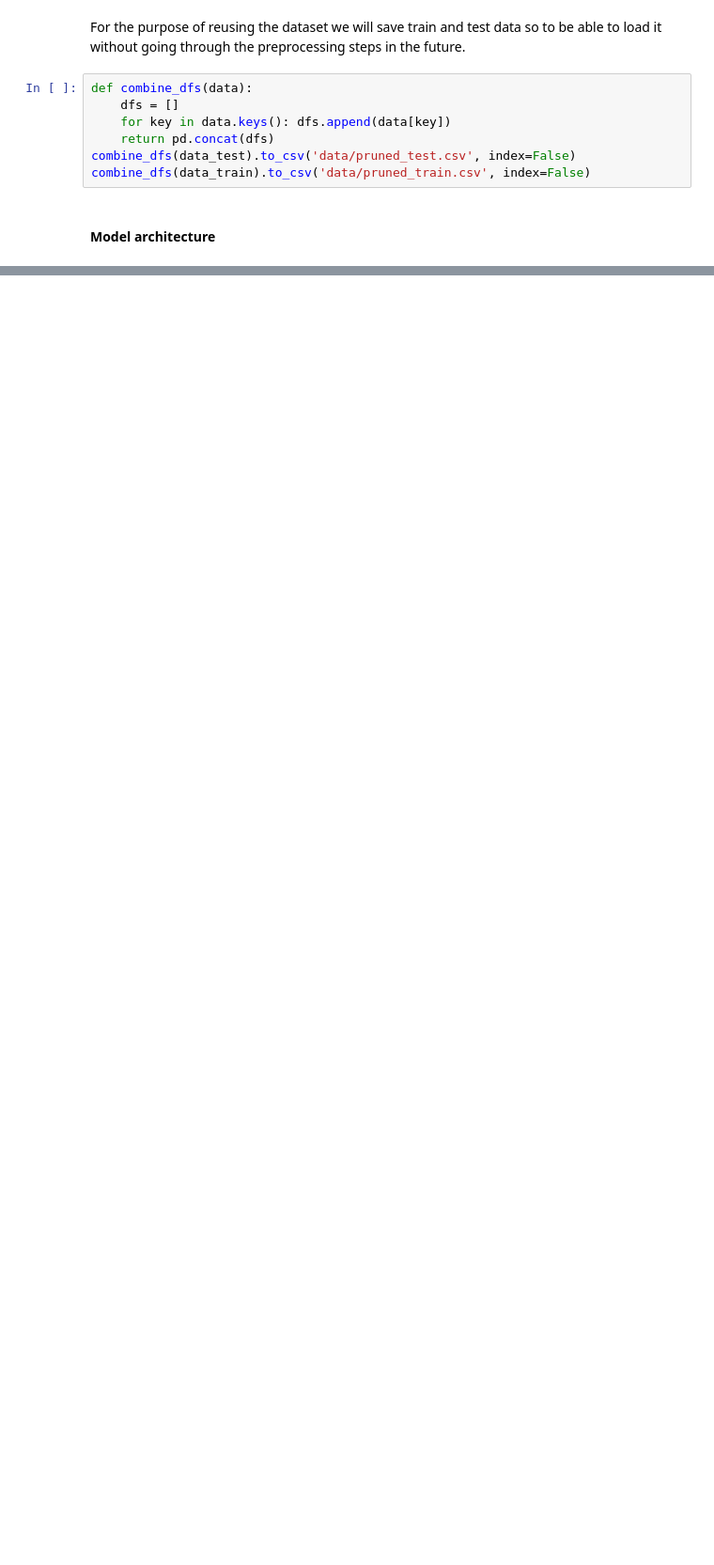
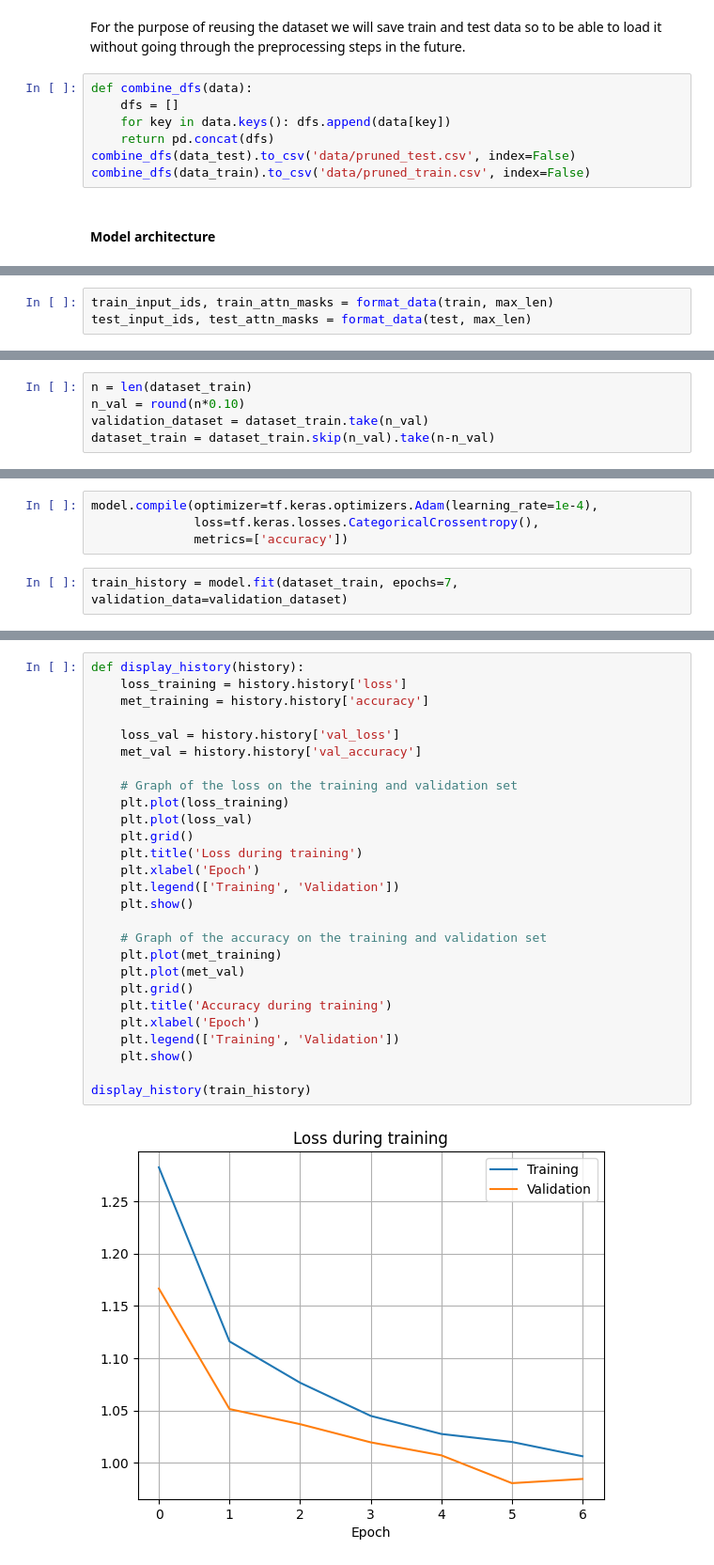
Before and after one commit to DinnoKoluh/song_classifier, a Jupyter notebook: project.ipynb, the cells around one changed output, grey strips where cells are left out. Shown at 94% size. Cells and saved outputs as stored; diff of their text form; blank space fills up the shorter version.

```diff
--- a/project.ipynb
+++ b/project.ipynb
@@ -385,0 +402,3 @@ Epoch 1/5
+# %%
+train_input_ids, train_attn_masks = format_data(train, max_len)
+test_input_ids, test_attn_masks = format_data(test, max_len)
@@ -385,0 +419,5 @@ Epoch 1/5
+# %%
+n = len(dataset_train)
+n_val = round(n*0.10)
+validation_dataset = dataset_train.take(n_val)
+dataset_train = dataset_train.skip(n_val).take(n-n_val)
@@ -385,0 +476,6 @@ Epoch 1/5
+# %%
+model.compile(optimizer=tf.keras.optimizers.Adam(learning_rate=1e-4),
+              loss=tf.keras.losses.CategoricalCrossentropy(),
+              metrics=['accuracy'])
+# %%
+train_history = model.fit(dataset_train, epochs=7, validation_data=validation_dataset)
@@ -385,0 +499,29 @@ Epoch 1/5
+# %%
+def display_history(history):
+    loss_training = history.history['loss']
+    met_training = history.history['accuracy']
+
+    loss_val = history.history['val_loss']
+    met_val = history.history['val_accuracy']
+
+    # Graph of the loss on the training and validation set
+    plt.plot(loss_training)
+    plt.plot(loss_val)
+    plt.grid()
+    plt.title('Loss during training')
+    plt.xlabel('Epoch')
+    plt.legend(['Training', 'Validation'])
+    plt.show()
+
+    # Graph of the accuracy on the training and validation set
+    plt.plot(met_training)
+    plt.plot(met_val)
+    plt.grid()
+    plt.title('Accuracy during training')
+    plt.xlabel('Epoch')
+    plt.legend(['Training', 'Validation'])
+    plt.show()
+
+display_history(train_history)
+# %% [output]
+[figure, added]
```
Also changed, not shown: parts of 55 cells of this notebook, 6 other files.
